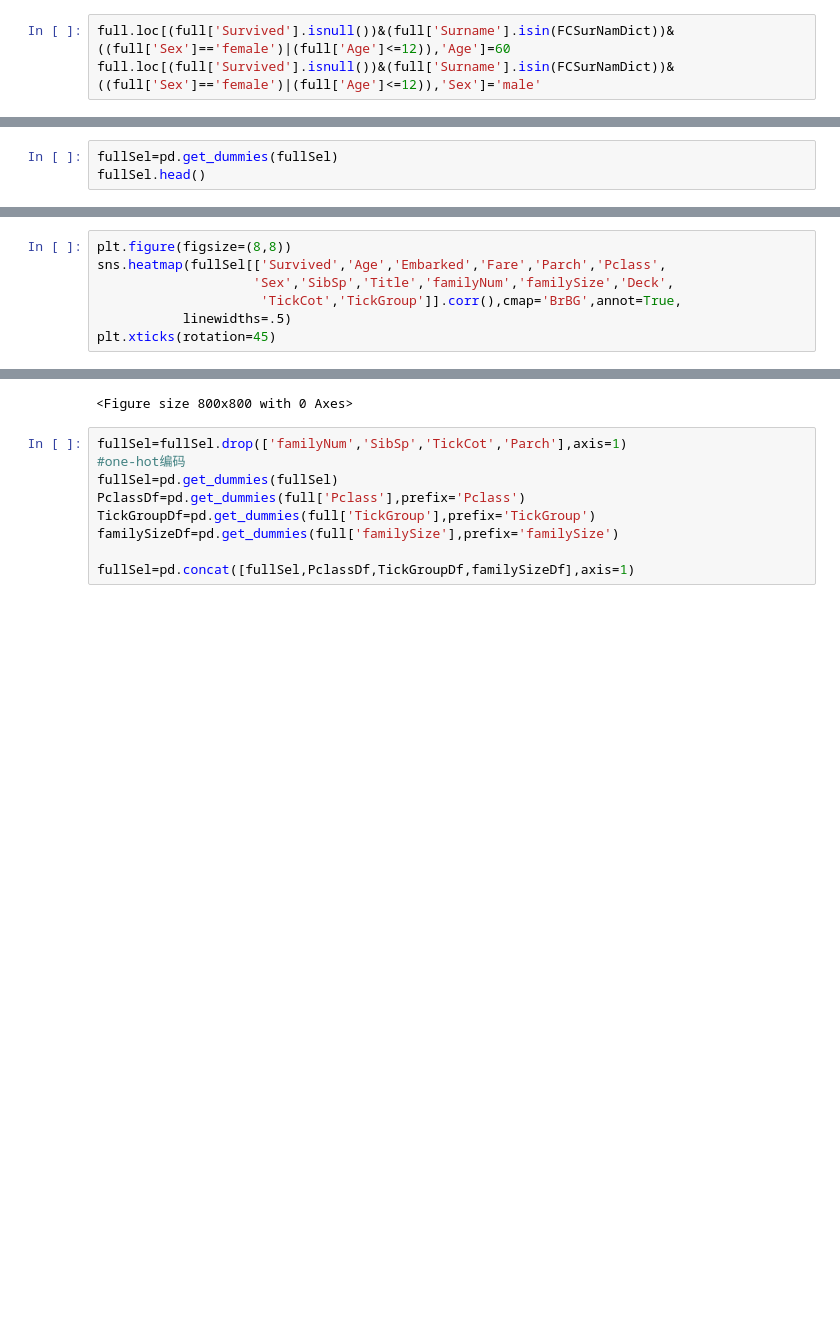
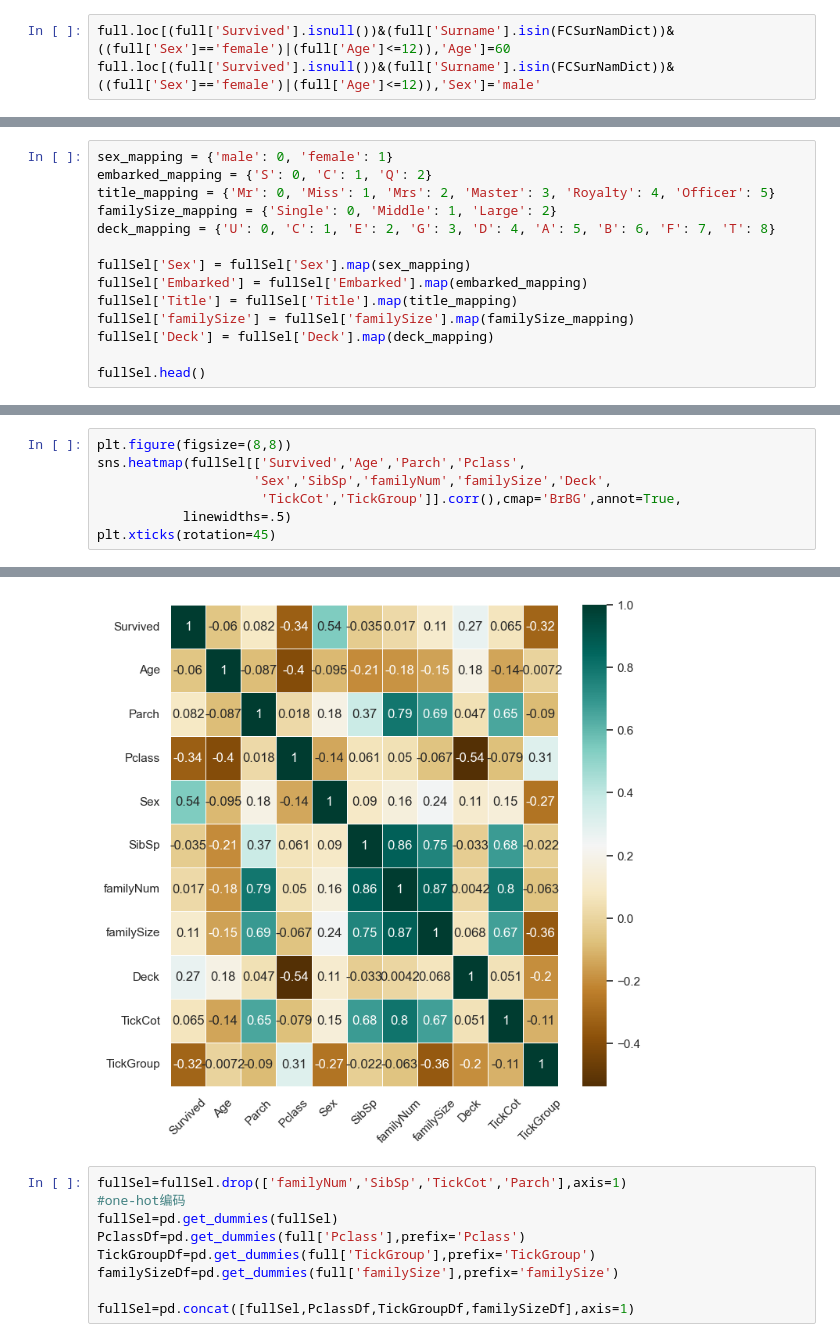
Before and after one commit to Vapourism233/DataAnalysePractice, a Jupyter notebook: rf.ipynb, the cells around one changed output, grey strips where cells are left out. Cells and saved outputs as stored; diff of their text form; blank space fills up the shorter version.

```diff
--- a/rf.ipynb
+++ b/rf.ipynb
@@ -470,6 +462,3 @@ fullSel.head()
 | 2 | 1.0 | 3 | female | 26.0 | 0 | 0 | 2.070022 | S | Miss | 1 | ... |
 | 3 | 1.0 | 1 | female | 35.0 | 1 | 0 | 3.972177 | S | Mrs | 2 | ... |
 | 4 | 0.0 | 3 | male | 35.0 | 0 | 0 | 2.085672 | S | Mr | 1 | ... |
-# %%
-fullSel=pd.get_dummies(fullSel)
-fullSel.head()
@@ -507,0 +465,14 @@ corrDf
+# %%
+sex_mapping = {'male': 0, 'female': 1}
+embarked_mapping = {'S': 0, 'C': 1, 'Q': 2}
+title_mapping = {'Mr': 0, 'Miss': 1, 'Mrs': 2, 'Master': 3, 'Royalty': 4, 'Officer': 5}
+familySize_mapping = {'Single': 0, 'Middle': 1, 'Large': 2}
+deck_mapping = {'U': 0, 'C': 1, 'E': 2, 'G': 3, 'D': 4, 'A': 5, 'B': 6, 'F': 7, 'T': 8}
+
+fullSel['Sex'] = fullSel['Sex'].map(sex_mapping)
+fullSel['Embarked'] = fullSel['Embarked'].map(embarked_mapping)
+fullSel['Title'] = fullSel['Title'].map(title_mapping)
+fullSel['familySize'] = fullSel['familySize'].map(familySize_mapping)
+fullSel['Deck'] = fullSel['Deck'].map(deck_mapping)
+
+fullSel.head()
@@ -508,7 +505,7 @@ corrDf
 # %%
 plt.figure(figsize=(8,8))
-sns.heatmap(fullSel[['Survived','Age','Embarked','Fare','Parch','Pclass',
-                    'Sex','SibSp','Title','familyNum','familySize','Deck',
+sns.heatmap(fullSel[['Survived','Age','Parch','Pclass',
+                    'Sex','SibSp','familyNum','familySize','Deck',
                      'TickCot','TickGroup']].corr(),cmap='BrBG',annot=True,
            linewidths=.5)
 plt.xticks(rotation=45)
@@ -517,4 +525,4 @@ KeyError: "['Embarked', 'Sex', 'Title', 'familySize', 'Deck'] not in index"
-<Figure size 800x800 with 0 Axes>
+[figure, added]
 # %%
 fullSel=fullSel.drop(['familyNum','SibSp','TickCot','Parch'],axis=1)
 #one-hot编码
```
Also changed, not shown: parts of 16 cells of this notebook.
